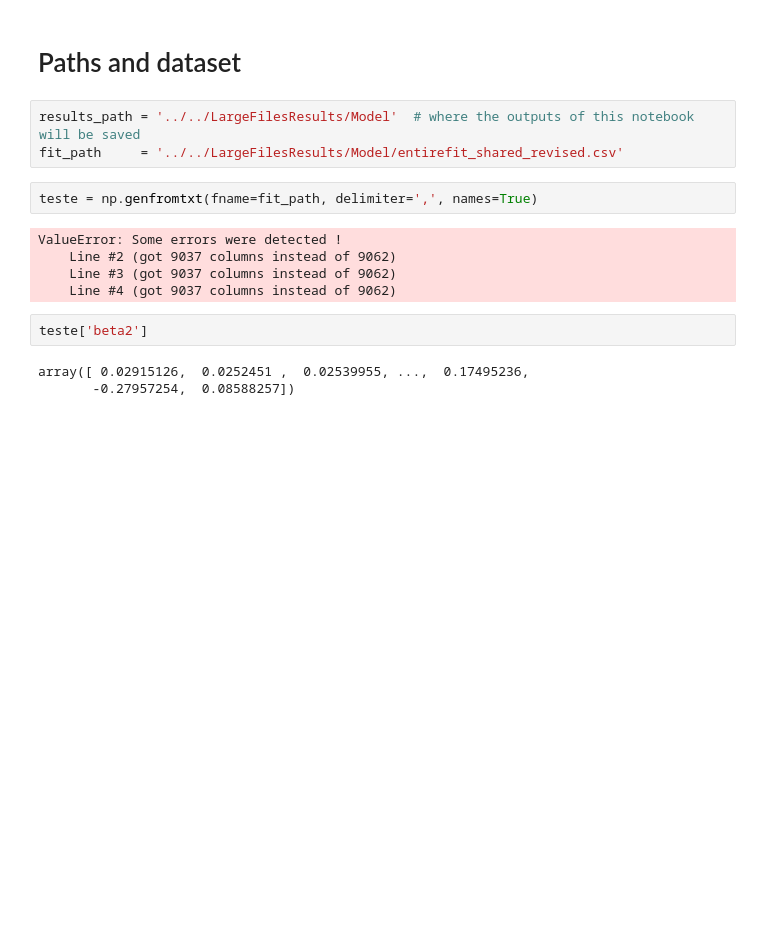
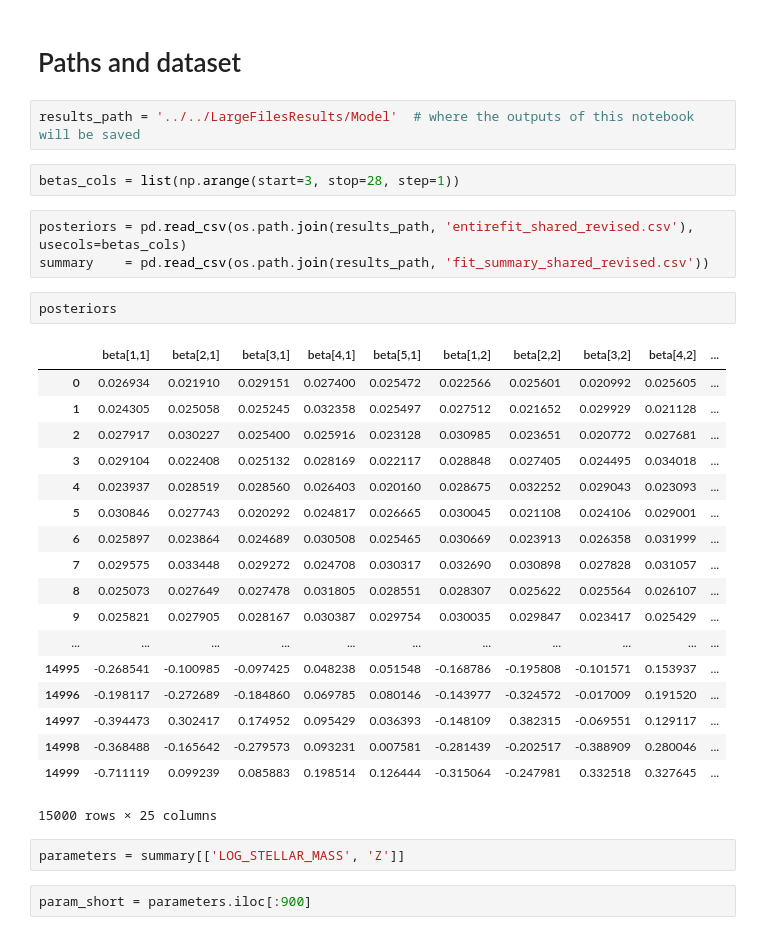
Before and after one commit to mdastro/UVupturn-RSGs, a Jupyter notebook: Model/Model3D_SharedPrior_Revised.ipynb, the cells around one changed output. Drawn from its saved outputs; the diff is of its cells as text; blank space fills up the shorter version.

```diff
--- a/Model/Model3D_SharedPrior_Revised.ipynb
+++ b/Model/Model3D_SharedPrior_Revised.ipynb
@@ -13,16 +13,33 @@ from mpl_toolkits.mplot3d import Axes3D
 # Paths and dataset
 # %%
 results_path = '../../LargeFilesResults/Model'  # where the outputs of this notebook will be saved
-fit_path     = '../../LargeFilesResults/Model/entirefit_shared_revised.csv'
-# %%
-teste = np.genfromtxt(fname=fit_path, delimiter=',', names=True)
-# %% [output]
-ValueError: Some errors were detected !
-    Line #2 (got 9037 columns instead of 9062)
-    Line #3 (got 9037 columns instead of 9062)
-    Line #4 (got 9037 columns instead of 9062)
-# %%
-teste['beta2']
-# %% [output]
-array([ 0.02915126,  0.0252451 ,  0.02539955, ...,  0.17495236,
-       -0.27957254,  0.08588257])
+# %%
+betas_cols = list(np.arange(start=3, stop=28, step=1))
+# %%
+posteriors = pd.read_csv(os.path.join(results_path, 'entirefit_shared_revised.csv'), usecols=betas_cols)
+summary    = pd.read_csv(os.path.join(results_path, 'fit_summary_shared_revised.csv'))
+# %%
+posteriors
+# %% [output]
+|  | beta[1,1] | beta[2,1] | beta[3,1] | beta[4,1] | beta[5,1] | beta[1,2] | beta[2,2] | beta[3,2] | beta[4,2] | ... |
+| 0 | 0.026934 | 0.021910 | 0.029151 | 0.027400 | 0.025472 | 0.022566 | 0.025601 | 0.020992 | 0.025605 | ... |
+| 1 | 0.024305 | 0.025058 | 0.025245 | 0.032358 | 0.025497 | 0.027512 | 0.021652 | 0.029929 | 0.021128 | ... |
+| 2 | 0.027917 | 0.030227 | 0.025400 | 0.025916 | 0.023128 | 0.030985 | 0.023651 | 0.020772 | 0.027681 | ... |
+| 3 | 0.029104 | 0.022408 | 0.025132 | 0.028169 | 0.022117 | 0.028848 | 0.027405 | 0.024495 | 0.034018 | ... |
+| 4 | 0.023937 | 0.028519 | 0.028560 | 0.026403 | 0.020160 | 0.028675 | 0.032252 | 0.029043 | 0.023093 | ... |
+| 5 | 0.030846 | 0.027743 | 0.020292 | 0.024817 | 0.026665 | 0.030045 | 0.021108 | 0.024106 | 0.029001 | ... |
+| 6 | 0.025897 | 0.023864 | 0.024689 | 0.030508 | 0.025465 | 0.030669 | 0.023913 | 0.026358 | 0.031999 | ... |
+| 7 | 0.029575 | 0.033448 | 0.029272 | 0.024708 | 0.030317 | 0.032690 | 0.030898 | 0.027828 | 0.031057 | ... |
+| 8 | 0.025073 | 0.027649 | 0.027478 | 0.031805 | 0.028551 | 0.028307 | 0.025622 | 0.025564 | 0.026107 | ... |
+| 9 | 0.025821 | 0.027905 | 0.028167 | 0.030387 | 0.029754 | 0.030035 | 0.029847 | 0.023417 | 0.025429 | ... |
+| ... | ... | ... | ... | ... | ... | ... | ... | ... | ... | ... |
+| 14995 | -0.268541 | -0.100985 | -0.097425 | 0.048238 | 0.051548 | -0.168786 | -0.195808 | -0.101571 | 0.153937 | ... |
+| 14996 | -0.198117 | -0.272689 | -0.184860 | 0.069785 | 0.080146 | -0.143977 | -0.324572 | -0.017009 | 0.191520 | ... |
+| 14997 | -0.394473 | 0.302417 | 0.174952 | 0.095429 | 0.036393 | -0.148109 | 0.382315 | -0.069551 | 0.129117 | ... |
+| 14998 | -0.368488 | -0.165642 | -0.279573 | 0.093231 | 0.007581 | -0.281439 | -0.202517 | -0.388909 | 0.280046 | ... |
+| 14999 | -0.711119 | 0.099239 | 0.085883 | 0.198514 | 0.126444 | -0.315064 | -0.247981 | 0.332518 | 0.327645 | ... |
+15000 rows × 25 columns
+# %%
+parameters = summary[['LOG_STELLAR_MASS', 'Z']]
+# %%
+param_short = parameters.iloc[:900]
```
Also changed, not shown: parts of 5 cells of this notebook.
